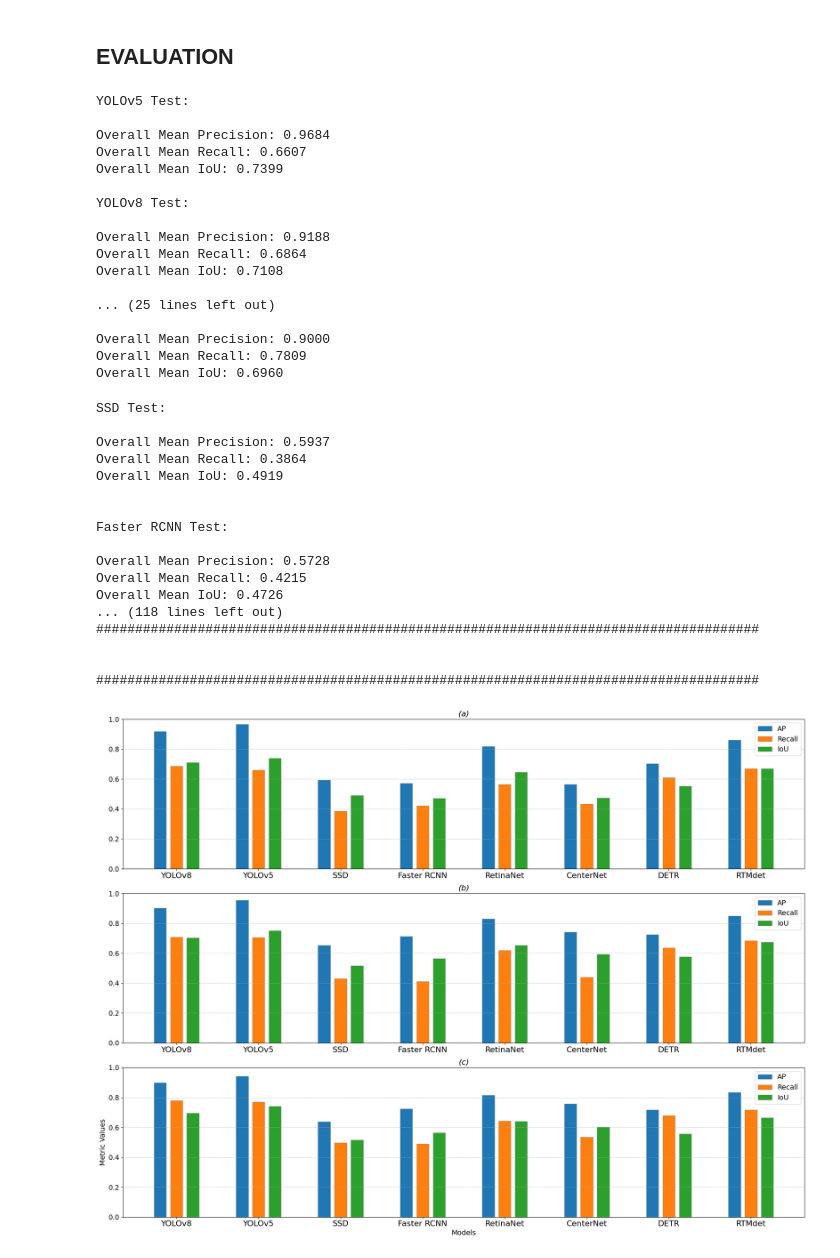
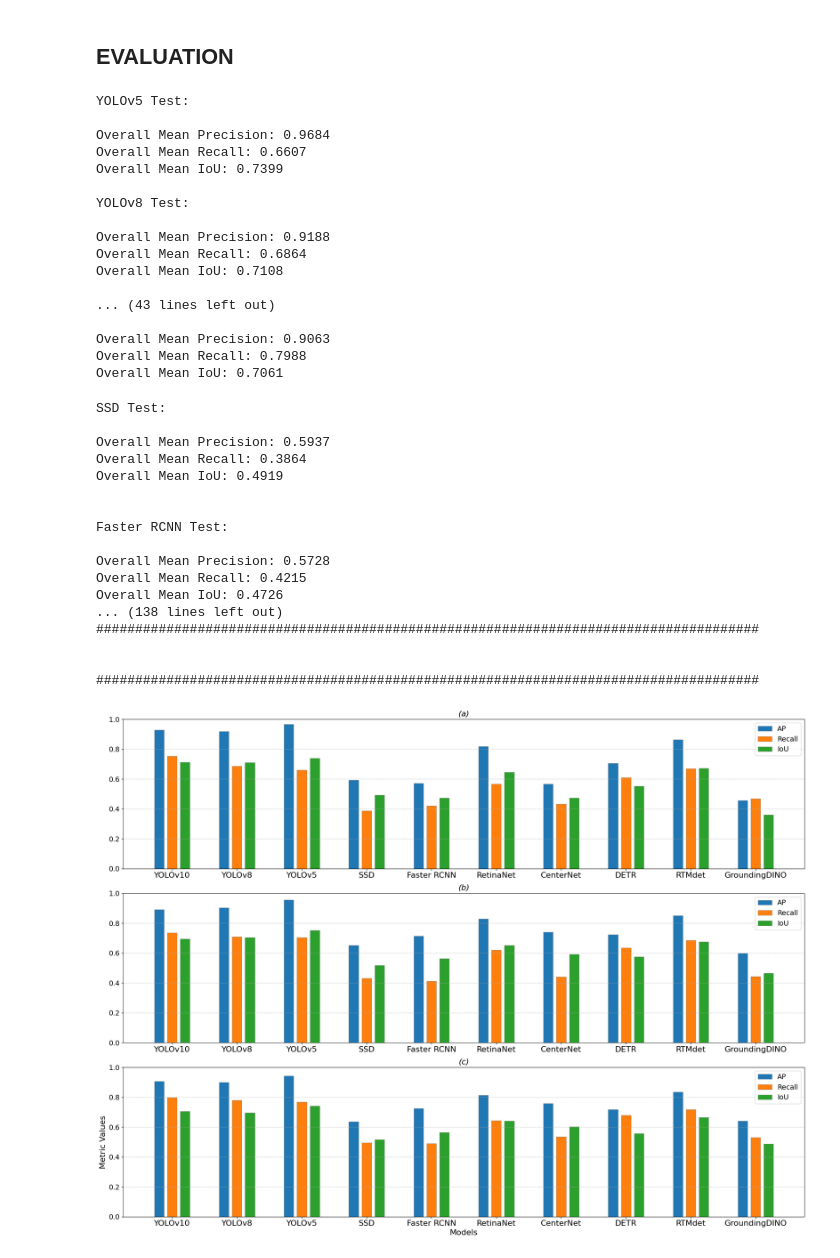
Before and after one commit to toelt-llc/FlightScope_Bench, a Jupyter notebook: 10_evaluation_metrics.ipynb, the cells around one changed output. Cells and saved outputs as stored; diff of their text form; code cells hidden in the pictures.

Commit message:
paper visualization tool

```diff
--- a/10_evaluation_metrics.ipynb
+++ b/10_evaluation_metrics.ipynb
@@ -291,36 +413,45 @@ def evaluate_yolo_folders(GT_folder, EST_folder):
     return mean_precision, mean_recall, mean_iou
 # %%
 #################### Test #####################
-GT_test_folder = "/home/safouane/Downloads/FlightScope_Bench/data/GDIT_dataset/test/labels/"
+GT_test_folder = "/home/safouane/Downloads/FlightScope_Bench/FlightScope_data/GDIT_dataset/test/labels/"
 EST_test_foldery5 = "/home/safouane/Downloads/FlightScope_Bench/data/GDIT_eval/yolov5_inference/predict_test/labels/"
 EST_test_foldery8 = "/home/safouane/Downloads/FlightScope_Bench/data/GDIT_eval/yolov8_inference/predict_test/labels/"
+EST_test_foldery10 = "/home/safouane/Downloads/FlightScope_Bench/data/GDIT_eval/yolov10_inference/predict_test/labels/"
 
 print("\nYOLOv5 Test:\n")
 ap_test_y5, rec_test_y5, iou_test_y5 = evaluate_yolo_folders(GT_test_folder, EST_test_foldery5)
 print("\nYOLOv8 Test:\n")
 ap_test_y8, rec_test_y8, iou_test_y8 = evaluate_yolo_folders(GT_test_folder, EST_test_foldery8)
+print("\nYOLOv10 Test:\n")
+ap_test_y10, rec_test_y10, iou_test_y10 = evaluate_yolo_folders(GT_test_folder, EST_test_foldery10)
 
 print("\n\n##################################")
 #################### Train #####################
-GT_train_folder = "/home/safouane/Downloads/FlightScope_Bench/data/GDIT_dataset/train/labels/"
+GT_train_folder = "/home/safouane/Downloads/FlightScope_Bench/FlightScope_data/GDIT_dataset/train/labels/"
 EST_train_foldery5 = "/home/safouane/Downloads/FlightScope_Bench/data/GDIT_eval/yolov5_inference/predict_train/labels/"
 EST_train_foldery8 = "/home/safouane/Downloads/FlightScope_Bench/data/GDIT_eval/yolov8_inference/predict_train/labels/"
+EST_train_foldery10 = "/home/safouane/Downloads/FlightScope_Bench/data/GDIT_eval/yolov10_inference/predict_train/labels/"
 
 print("\nYOLOv5 Train:\n")
 ap_train_y5, rec_train_y5, iou_train_y5 = evaluate_yolo_folders(GT_train_folder, EST_train_foldery5)
 print("\nYOLOv8 Train:\n")
 ap_train_y8, rec_train_y8, iou_train_y8 = evaluate_yolo_folders(GT_train_folder, EST_train_foldery8)
+print("\nYOLOv10 Train:\n")
+ap_train_y10, rec_train_y10, iou_train_y10 = evaluate_yolo_folders(GT_train_folder, EST_train_foldery10)
 
 print("\n\n##################################")
 #################### Val #####################
-GT_val_folder = "/home/safouane/Downloads/FlightScope_Bench/data/GDIT_dataset/valid/labels/"
+GT_val_folder = "/home/safouane/Downloads/FlightScope_Bench/FlightScope_data/GDIT_dataset/valid/labels/"
 EST_val_foldery5 = "/home/safouane/Downloads/FlightScope_Bench/data/GDIT_eval/yolov5_inference/predict_val/labels/"
 EST_val_foldery8 = "/home/safouane/Downloads/FlightScope_Bench/data/GDIT_eval/yolov8_inference/predict_val/labels/"
+EST_val_foldery10 = "/home/safouane/Downloads/FlightScope_Bench/data/GDIT_eval/yolov10_inference/predict_val/labels/"
 
 print("\nYOLOv5 Val:\n")
 ap_val_y5, rec_val_y5, iou_val_y5 = evaluate_yolo_folders(GT_val_folder, EST_val_foldery5)
 print("\nYOLOv8 Val:\n")
 ap_val_y8, rec_val_y8, iou_val_y8 = evaluate_yolo_folders(GT_val_folder, EST_val_foldery8)
+print("\nYOLOv10 Val:\n")
+ap_val_y10, rec_val_y10, iou_val_y10 = evaluate_yolo_folders(GT_val_folder, EST_val_foldery10)
 # %% [output]
 YOLOv5 Test:
 
@@ -334,11 +465,11 @@ Overall Mean Precision: 0.9188
 Overall Mean Recall: 0.6864
 Overall Mean IoU: 0.7108
 
-... (25 lines left out)
+... (43 lines left out)
 
-Overall Mean Precision: 0.9000
-Overall Mean Recall: 0.7809
-Overall Mean IoU: 0.6960
+Overall Mean Precision: 0.9063
+Overall Mean Recall: 0.7988
+Overall Mean IoU: 0.7061
 # %%
 import json
 import os
@@ -467,6 +612,6 @@ convert_json_to_yolo(json_folder_path_rtmdet, output_folder_path_rtmdet)
 # %%
 ######################################### Test ##########################################
-GT_test_folder = "/home/safouane/Downloads/FlightScope_Bench/data/GDIT_dataset/test/labels/"
+GT_test_folder = "/home/safouane/Downloads/FlightScope_Bench/FlightScope_data/GDIT_dataset/test/labels/"
 
 #################### SSD
 EST_test_ssd = "/home/safouane/Downloads/FlightScope_Bench/data/GDIT_eval/ssd_inference/predict_test/labels/"
@@ -498,10 +643,14 @@ EST_test_rtmdet = "/home/safouane/Downloads/FlightScope_Bench/data/GDIT_eval/rtm
 print("\n\nRTMdet Test:\n")
 ap_test_rtmdet, rec_test_rtmdet, iou_test_rtmdet = evaluate_yolo_folders(GT_test_folder, EST_test_rtmdet)
 
+#################### GroundingDINO
+EST_test_groundingdino = "/home/safouane/Downloads/FlightScope_Bench/data/GDIT_eval/groundingdino_inference/predict_test/labels/"
+print("\n\nGroundingDINO Test:\n")
+ap_test_groundingdino, rec_test_groundingdino, iou_test_groundingdino = evaluate_yolo_folders(GT_test_folder, EST_test_groundingdino)
 
 print("\n\n#####################################################################################")
 ########################################## Train ##########################################
-GT_train_folder = "/home/safouane/Downloads/FlightScope_Bench/data/GDIT_dataset/train/labels/"
+GT_train_folder = "/home/safouane/Downloads/FlightScope_Bench/FlightScope_data/GDIT_dataset/train/labels/"
 
 #################### SSD
 EST_train_ssd = "/home/safouane/Downloads/FlightScope_Bench/data/GDIT_eval/ssd_inference/predict_train/labels/"
@@ -533,10 +682,14 @@ EST_train_rtmdet = "/home/safouane/Downloads/FlightScope_Bench/data/GDIT_eval/rt
 print("\n\nRTMdet Train:\n")
 ap_train_rtmdet, rec_train_rtmdet, iou_train_rtmdet = evaluate_yolo_folders(GT_train_folder, EST_train_rtmdet)
 
+#################### GroundingDINO
+EST_train_groundingdino = "/home/safouane/Downloads/FlightScope_Bench/data/GDIT_eval/groundingdino_inference/predict_train/labels/"
+print("\n\nGroundingDINO Train:\n")
+ap_train_groundingdino, rec_train_groundingdino, iou_train_groundingdino = evaluate_yolo_folders(GT_train_folder, EST_train_groundingdino)
 
 print("\n\n#####################################################################################")
 ######################################### Val ##########################################
-GT_val_folder = "/home/safouane/Downloads/FlightScope_Bench/data/GDIT_dataset/valid/labels/"
+GT_val_folder = "/home/safouane/Downloads/FlightScope_Bench/FlightScope_data/GDIT_dataset/valid/labels/"
 
 #################### SSD
 EST_val_ssd = "/home/safouane/Downloads/FlightScope_Bench/data/GDIT_eval/ssd_inference/predict_val/labels/"
@@ -568,6 +721,11 @@ EST_val_rtmdet = "/home/safouane/Downloads/FlightScope_Bench/data/GDIT_eval/rtmd
 print("\n\nRTMdet Val:\n")
 ap_val_rtmdet, rec_val_rtmdet, iou_val_rtmdet = evaluate_yolo_folders(GT_val_folder, EST_val_rtmdet)
 
+#################### RTMdet
+EST_val_groundingdino = "/home/safouane/Downloads/FlightScope_Bench/data/GDIT_eval/groundingdino_inference/predict_val/labels/"
+print("\n\groundingdino Val:\n")
+ap_val_groundingdino, rec_val_groundingdino, iou_val_groundingdino = evaluate_yolo_folders(GT_val_folder, EST_val_groundingdino)
+
 
 print("\n\n#####################################################################################")
 print("\n\n#####################################################################################")
@@ -584,7 +742,7 @@ Faster RCNN Test:
 Overall Mean Precision: 0.5728
 Overall Mean Recall: 0.4215
 Overall Mean IoU: 0.4726
-... (118 lines left out)
+... (138 lines left out)
 #####################################################################################
 
 
@@ -636,5 +837,6 @@ def plot_histogram(metrics_dict, title, save_path=None):
 # %%
 metrics_dict_train = {
+    'YOLOv10': {'AP': ap_test_y10, 'Recall': rec_test_y10, 'IoU': iou_test_y10},
     'YOLOv8': {'AP': ap_test_y8, 'Recall': rec_test_y8, 'IoU': iou_test_y8},
     'YOLOv5': {'AP': ap_test_y5, 'Recall': rec_test_y5, 'IoU': iou_test_y5},
     'SSD': {'AP': ap_test_ssd, 'Recall': rec_test_ssd, 'IoU': iou_test_ssd},
@@ -643,9 +845,11 @@ metrics_dict_train = {
     'CenterNet': {'AP': ap_test_centernet, 'Recall': rec_test_centernet, 'IoU': iou_test_centernet},
     'DETR': {'AP': ap_test_detr, 'Recall': rec_test_detr, 'IoU': iou_test_detr},
     'RTMdet': {'AP': ap_test_rtmdet, 'Recall': rec_test_rtmdet, 'IoU': iou_test_rtmdet},
+    'GroundingDINO': {'AP': ap_test_groundingdino, 'Recall': rec_test_groundingdino, 'IoU': iou_test_groundingdino},
 }
 
 metrics_dict_test = {
+    'YOLOv10': {'AP': ap_train_y10, 'Recall': rec_train_y10, 'IoU': iou_train_y10},
     'YOLOv8': {'AP': ap_train_y8, 'Recall': rec_train_y8, 'IoU': iou_train_y8},
     'YOLOv5': {'AP': ap_train_y5, 'Recall': rec_train_y5, 'IoU': iou_train_y5},
     'SSD': {'AP': ap_train_ssd, 'Recall': rec_train_ssd, 'IoU': iou_train_ssd},
@@ -654,36 +858,39 @@ metrics_dict_test = {
     'CenterNet': {'AP': ap_train_centernet, 'Recall': rec_train_centernet, 'IoU': iou_train_centernet},
     'DETR': {'AP': ap_train_detr, 'Recall': rec_train_detr, 'IoU': iou_train_detr},
     'RTMdet': {'AP': ap_train_rtmdet, 'Recall': rec_train_rtmdet, 'IoU': iou_train_rtmdet},
+    'GroundingDINO': {'AP': ap_train_groundingdino, 'Recall': rec_train_groundingdino, 'IoU': iou_train_groundingdino},
 }
 
 metrics_dict_val = {
+    'YOLOv10': {'AP': ap_val_y10, 'Recall': rec_val_y10, 'IoU': iou_val_y10},
     'YOLOv8': {'AP': ap_val_y8, 'Recall': rec_val_y8, 'IoU': iou_val_y8},
     'YOLOv5': {'AP': ap_val_y5, 'Recall': rec_val_y5, 'IoU': iou_val_y5},
     'SSD': {'AP': ap_val_ssd, 'Recall': rec_val_ssd, 'IoU': iou_val_ssd},
     'Faster RCNN': {'AP': ap_val_fasterrcnn, 'Recall': rec_val_fasterrcnn, 'IoU': iou_val_fasterrcnn},
     'RetinaNet': {'AP': ap_val_retinanet, 'Recall': rec_val_retinanet, 'IoU': iou_val_retinanet},
     'CenterNet': {'AP': ap_val_centernet, 'Recall': rec_val_centernet, 'IoU': iou_val_centernet},
     'DETR': {'AP': ap_val_detr, 'Recall': rec_val_detr, 'IoU': iou_val_detr},
     'RTMdet': {'AP': ap_val_rtmdet, 'Recall': rec_val_rtmdet, 'IoU': iou_val_rtmdet},
+    'GroundingDINO': {'AP': ap_val_groundingdino, 'Recall': rec_val_groundingdino, 'IoU': iou_val_groundingdino},
 }
 
 
 plt.figure(figsize=(20, 15))
 
 # Subplot train
 plt.subplot(3, 1, 1)
 plot_histogram(metrics_dict_train, title='(a)')
 
 # Subplot test
 plt.subplot(3, 1, 2)
 plot_histogram(metrics_dict_test, title='(b)')
 
 # Subplot val
 plt.subplot(3, 1, 3)
-plt.xlabel('Models', fontsize=14)
-plt.ylabel('Metric Values', fontsize=14)
-plot_histogram(metrics_dict_val, title='(c)', save_path='output_histogram.png')
+plt.xlabel('Models', fontsize=16)
+plt.ylabel('Metric Values', fontsize=16)
+plot_histogram(metrics_dict_val, title='(c)', save_path='output_histogram2.pdf')
 
 plt.show()
 # %% [output]
-[figure, old version]
+[figure, new version]
```
Also changed, not shown: parts of 9 cells of this notebook, 1 other file.
